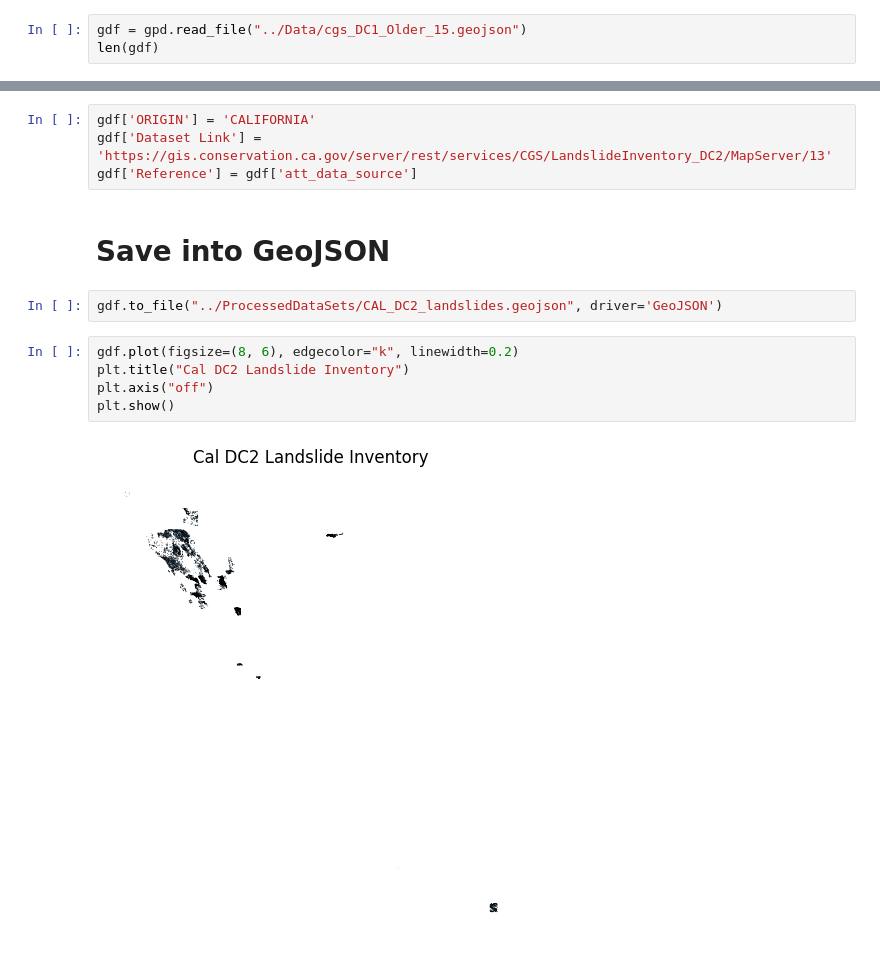
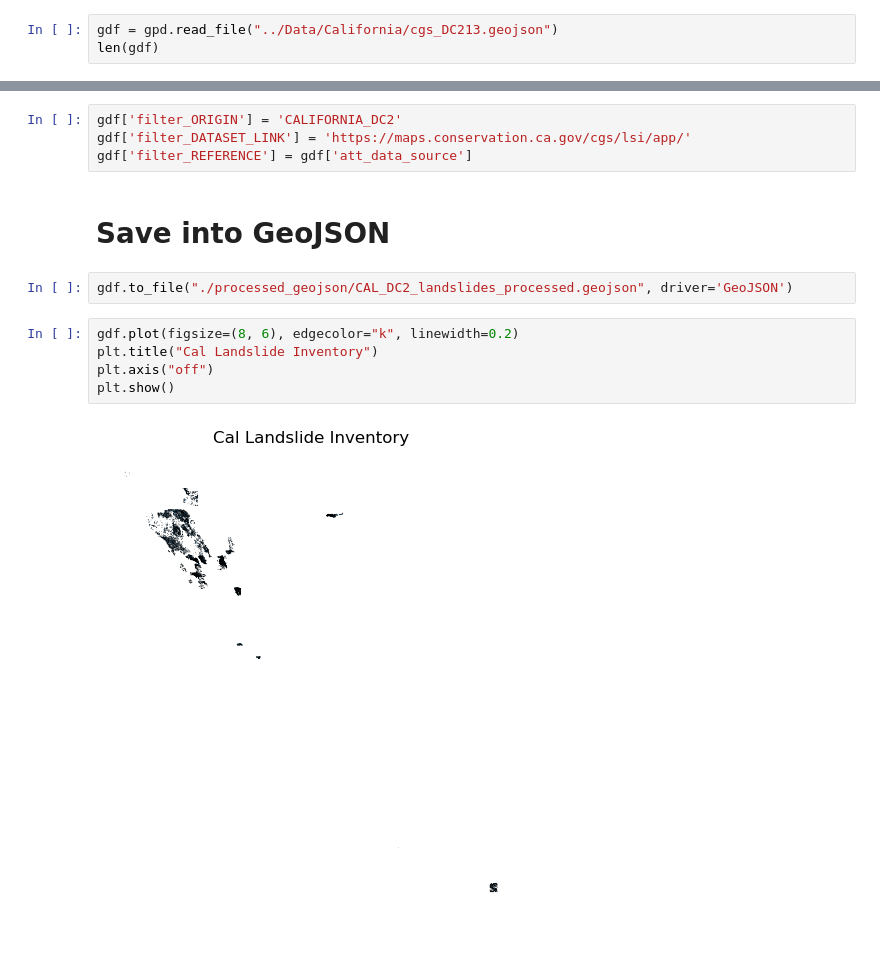
Before and after one commit to loicbachelot/cascadia-landslide-book, a Jupyter notebook: PreProcessing/california_preprocessing.ipynb, the cells around one changed output, grey strips where cells are left out. Saved outputs shown, nothing was run; the diff lists cells and outputs as text.

Commit message:
[update] Preprocessing california

```diff
--- a/PreProcessing/california_preprocessing.ipynb
+++ b/PreProcessing/california_preprocessing.ipynb
@@ -20,6 +20,6 @@ import pandas as pd
 import matplotlib.pyplot as plt
 import seaborn as sns
 # %%
-gdf = gpd.read_file("../Data/cgs_DC1_Older_15.geojson")
+gdf = gpd.read_file("../Data/California/cgs_DC213.geojson")
 len(gdf)
 # %% [output]
@@ -274,17 +276,17 @@ plt.show()
 # %% [output]
 [figure]
 # %%
-gdf['ORIGIN'] = 'CALIFORNIA'
-gdf['Dataset Link'] = 'https://gis.conservation.ca.gov/server/rest/services/CGS/LandslideInventory_DC2/MapServer/13'
-gdf['Reference'] = gdf['att_data_source']
+gdf['filter_ORIGIN'] = 'CALIFORNIA_DC2'
+gdf['filter_DATASET_LINK'] = 'https://maps.conservation.ca.gov/cgs/lsi/app/'
+gdf['filter_REFERENCE'] = gdf['att_data_source']
 # %% [markdown]
 # Save into GeoJSON
 # %%
-gdf.to_file("../ProcessedDataSets/CAL_DC2_landslides.geojson", driver='GeoJSON')
+gdf.to_file("./processed_geojson/CAL_DC2_landslides_processed.geojson", driver='GeoJSON')
 # %%
 gdf.plot(figsize=(8, 6), edgecolor="k", linewidth=0.2)
-plt.title("Cal DC2 Landslide Inventory")
+plt.title("Cal Landslide Inventory")
 plt.axis("off")
 plt.show()
 # %% [output]
-[figure, old version]
+[figure, new version]
```
Also changed, not shown: parts of 10 cells of this notebook, 1 other file.
